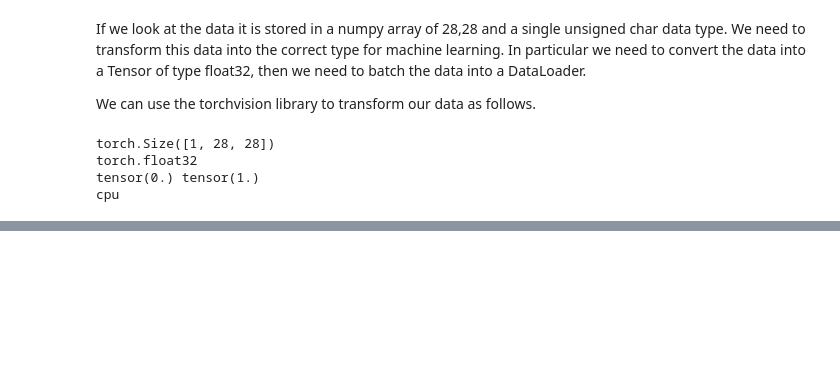
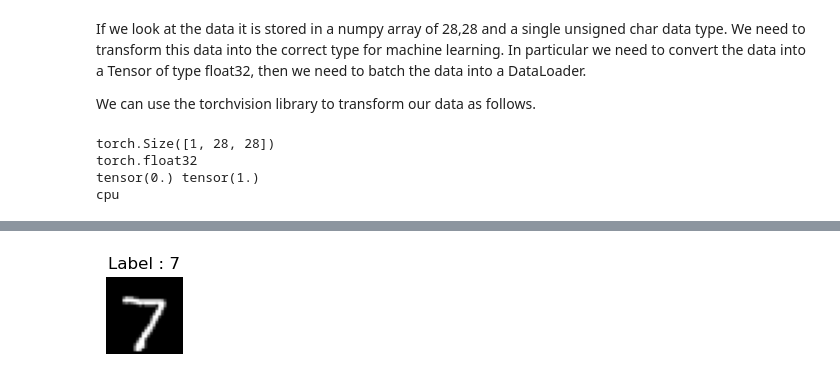
Before and after one commit to NCCA/SEForMedia, a Jupyter notebook: MNIST/ReadDigitsTraining.ipynb, the cells around one changed output, grey strips where cells are left out. Drawn from its saved outputs; the diff is of its cells as text; code cells hidden in the pictures; blank space fills up the shorter version.

Commit message:
basic working mnist demo

```diff
--- a/MNIST/ReadDigitsTraining.ipynb
+++ b/MNIST/ReadDigitsTraining.ipynb
@@ -123,0 +136,6 @@ By default the data for this tensor is processed on the CPU, we can convert
+# %%
+train_images_tensor = torch.tensor(train_images, dtype=torch.float32).to(device)
+train_labels_tensor = torch.tensor(train_labels, dtype=torch.uint8).to(device)
+
+test_images_tensor = torch.tensor(test_images, dtype=torch.float32).to(device)
+test_labels_tensor = torch.tensor(test_labels, dtype=torch.uint8).to(device)
@@ -123,0 +441,13 @@ By default the data for this tensor is processed on the CPU, we can convert
+# %%
+# save the model
+torch.save(model.state_dict(), 'mnist_model.pth')
+# now re-load the model into a new model to verify
+
+model2 = nn.Sequential(*layers)
+model2.load_state_dict(torch.load('mnist_model.pth'))
+model2.to(device)
+model2.eval()
+prediction = model2(test_images_tensor[0].to(device).unsqueeze(0))
+display_image(test_images[0], prediction.argmax(dim=1, keepdim=True).item())
+# %% [output]
+[figure, added]
```
Also changed, not shown: parts of 49 cells of this notebook.
